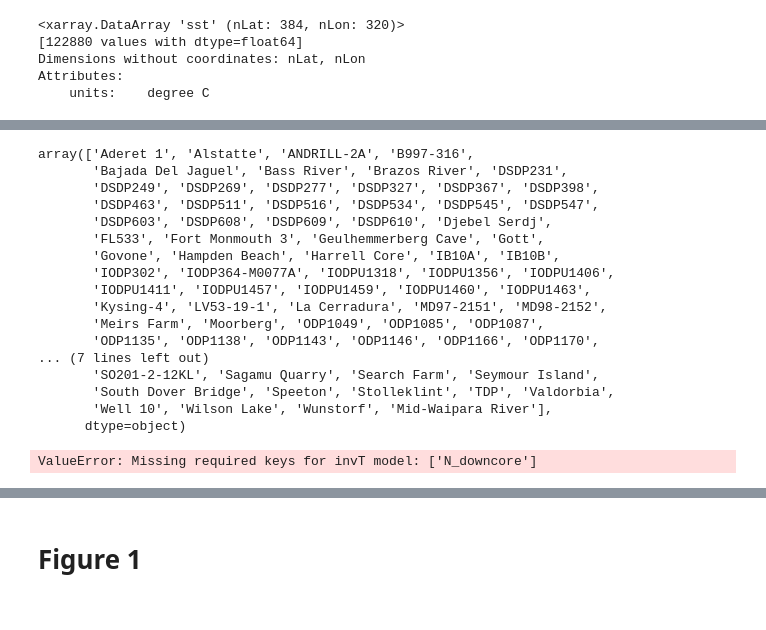
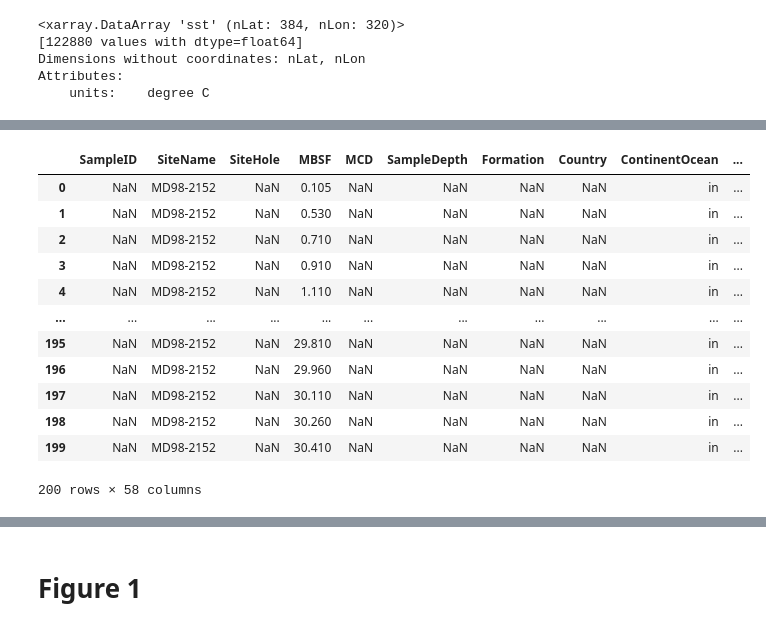
Before and after one commit to PaleoLipidRR/TEXAS, a Jupyter notebook: ipynb_files/culRI-Bayesian_models.ipynb, the cells around one changed output, grey strips where cells are left out. Drawn from its saved outputs; the diff is of its cells as text; code cells hidden in the pictures.

```diff
--- a/ipynb_files/culRI-Bayesian_models.ipynb
+++ b/ipynb_files/culRI-Bayesian_models.ipynb
@@ -1926,22 +2025,18 @@ paleo_diffT_df
-# %%
-PhanTEX_df['SiteName'].unique()
-# %% [output]
-array(['Aderet 1', 'Alstatte', 'ANDRILL-2A', 'B997-316',
-       'Bajada Del Jaguel', 'Bass River', 'Brazos River', 'DSDP231',
-       'DSDP249', 'DSDP269', 'DSDP277', 'DSDP327', 'DSDP367', 'DSDP398',
-       'DSDP463', 'DSDP511', 'DSDP516', 'DSDP534', 'DSDP545', 'DSDP547',
-       'DSDP603', 'DSDP608', 'DSDP609', 'DSDP610', 'Djebel Serdj',
-       'FL533', 'Fort Monmouth 3', 'Geulhemmerberg Cave', 'Gott',
-       'Govone', 'Hampden Beach', 'Harrell Core', 'IB10A', 'IB10B',
-       'IODP302', 'IODP364-M0077A', 'IODPU1318', 'IODPU1356', 'IODPU1406',
-       'IODPU1411', 'IODPU1457', 'IODPU1459', 'IODPU1460', 'IODPU1463',
-       'Kysing-4', 'LV53-19-1', 'La Cerradura', 'MD97-2151', 'MD98-2152',
-       'Meirs Farm', 'Moorberg', 'ODP1049', 'ODP1085', 'ODP1087',
-       'ODP1135', 'ODP1138', 'ODP1143', 'ODP1146', 'ODP1166', 'ODP1170',
-... (7 lines left out)
-       'SO201-2-12KL', 'Sagamu Quarry', 'Search Farm', 'Seymour Island',
-       'South Dover Bridge', 'Speeton', 'Stolleklint', 'TDP', 'Valdorbia',
-       'Well 10', 'Wilson Lake', 'Wunstorf', 'Mid-Waipara River'],
-      dtype=object)
+# %%
+PhanTEX_df[PhanTEX_df['SiteName']=='MD98-2152'].reset_index(drop=True)
+# %% [output]
+|  | SampleID | SiteName | SiteHole | MBSF | MCD | SampleDepth | Formation | Country | ContinentOcean | ... |
+| 0 | NaN | MD98-2152 | NaN | 0.105 | NaN | NaN | NaN | NaN | in | ... |
+| 1 | NaN | MD98-2152 | NaN | 0.530 | NaN | NaN | NaN | NaN | in | ... |
+| 2 | NaN | MD98-2152 | NaN | 0.710 | NaN | NaN | NaN | NaN | in | ... |
+| 3 | NaN | MD98-2152 | NaN | 0.910 | NaN | NaN | NaN | NaN | in | ... |
+| 4 | NaN | MD98-2152 | NaN | 1.110 | NaN | NaN | NaN | NaN | in | ... |
+| ... | ... | ... | ... | ... | ... | ... | ... | ... | ... | ... |
+| 195 | NaN | MD98-2152 | NaN | 29.810 | NaN | NaN | NaN | NaN | in | ... |
+| 196 | NaN | MD98-2152 | NaN | 29.960 | NaN | NaN | NaN | NaN | in | ... |
+| 197 | NaN | MD98-2152 | NaN | 30.110 | NaN | NaN | NaN | NaN | in | ... |
+| 198 | NaN | MD98-2152 | NaN | 30.260 | NaN | NaN | NaN | NaN | in | ... |
+| 199 | NaN | MD98-2152 | NaN | 30.410 | NaN | NaN | NaN | NaN | in | ... |
+200 rows × 58 columns
 # %%
 md98_tex_df = PhanTEX_df[PhanTEX_df['SiteName']=='MD98-2152'].reset_index(drop=True)
@@ -1960,22 +2059,0 @@ md98_tex_df['subT_bsr'] = bsr.predict_seatemp_analog(md98_tex_df['TEX86'],
-# %%
-n_draws = len(joint_cul_meso_hier_coretop_post_ds.draw)
-M_reduced = 100
-# Random subset of draw indices (or use stratified sampling)
-subset_indices = np.random.choice(n_draws, size=M_reduced, replace=False)
-data = {
-    "N": len(md98_tex_df),
-    "scaledRI_downcore": md98_tex_df['scaledRI'].astype(float).tolist(),
-    "prior_mu_t": [30.0] * len(md98_tex_df),
-    "prior_sigma_t": 6,
-    "M": M_reduced,
-    "t0_coretop": joint_cul_meso_hier_coretop_post_ds["t0_coretop"].values[subset_indices],
-    "k_coretop": joint_cul_meso_hier_coretop_post_ds["k_coretop"].values[subset_indices],
-    "b_coretop": joint_cul_meso_hier_coretop_post_ds["b_coretop"].values[subset_indices],
-    "sigma_scaledRI_coretop": joint_cul_meso_hier_coretop_post_ds["sigma_scaledRI_coretop"][subset_indices],
-}
-
-stan_file_name = 'invT_logistic_fixed_univ.stan'
-pred_md98_t_univ_post_ds, diag = get_invT_posterior(data, stan_file_name)
-pred_md98_t_univ_post_ds
-# %% [output]
-ValueError: Missing required keys for invT model: ['N_downcore']
```
Also changed, not shown: parts of 24 cells of this notebook, 14 other files.
